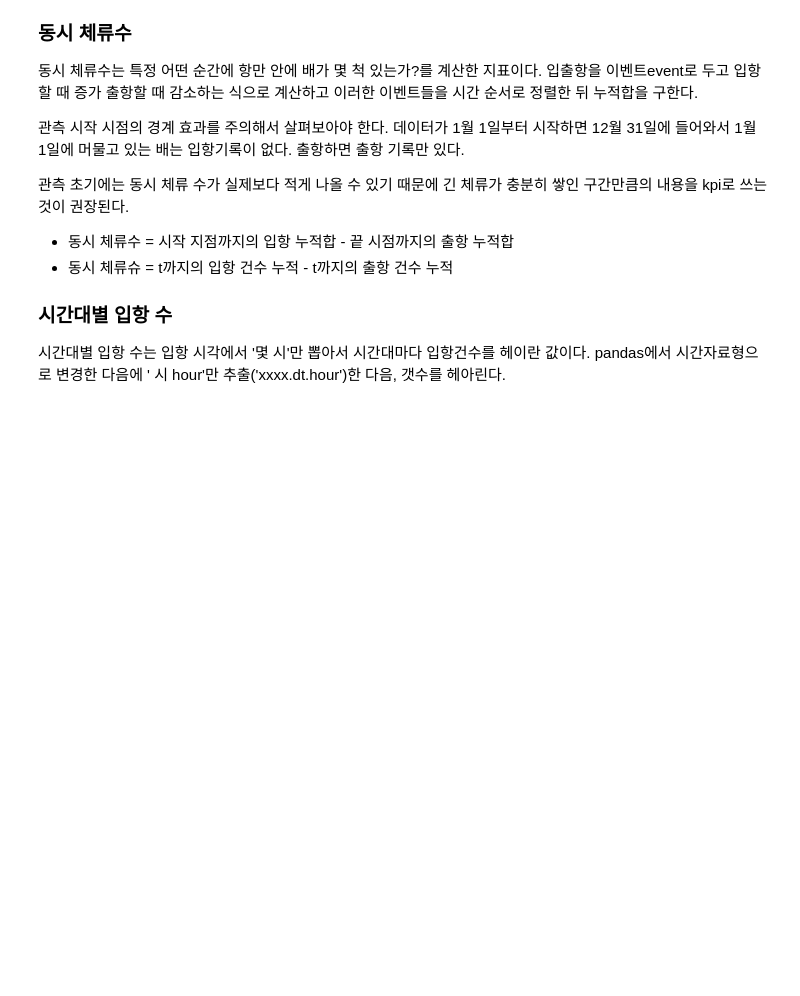
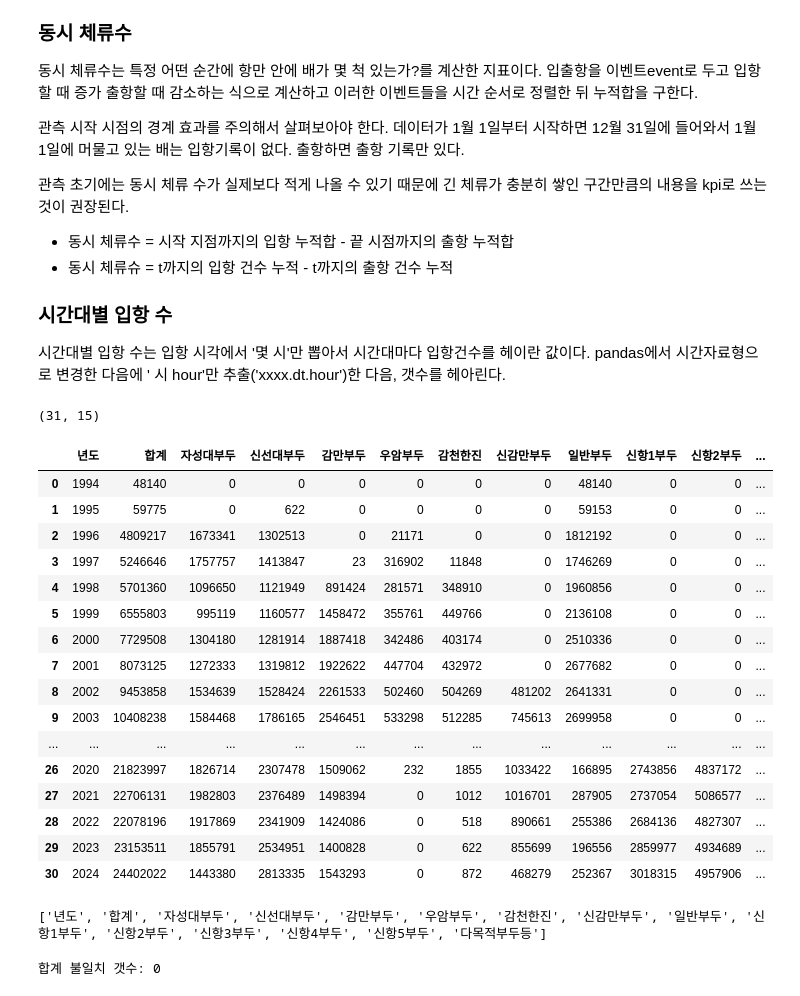
Before and after one commit to dorothy1088/smartport, a Jupyter notebook: kpi.ipynb, the cells around one changed output. Cells and saved outputs as stored; diff of their text form; code cells hidden in the pictures; blank space fills up the shorter version.

```diff
--- a/kpi.ipynb
+++ b/kpi.ipynb
@@ -102,0 +107,49 @@ pandas에서 시간연산을 하기 위해서는 문자열로 되어 있는 시
+# %%
+def load_dataset(filename):
+    BASE_DIR = './data'
+    EXTENSION = '.csv'
+    TARGET_PATH = f'{BASE_DIR}/{filename}{EXTENSION}'
+    try:
+        return pd.read_csv(TARGET_PATH)
+    except FileNotFoundError:
+        return None
+    except UnicodeDecodeError:
+        return pd.read_csv(TARGET_PATH, encoding='euc-kr')
+# %%
+TARGET = '수송통계'
+df = load_dataset(TARGET)
+df.shape
+# %% [output]
+(31, 15)
+# %%
+df
+# %% [output]
+|  | 년도 | 합계 | 자성대부두 | 신선대부두 | 감만부두 | 우암부두 | 감천한진 | 신감만부두 | 일반부두 | 신항1부두 | 신항2부두 | ... |
+| 0 | 1994 | 48140 | 0 | 0 | 0 | 0 | 0 | 0 | 48140 | 0 | 0 | ... |
+| 1 | 1995 | 59775 | 0 | 622 | 0 | 0 | 0 | 0 | 59153 | 0 | 0 | ... |
+| 2 | 1996 | 4809217 | 1673341 | 1302513 | 0 | 21171 | 0 | 0 | 1812192 | 0 | 0 | ... |
+| 3 | 1997 | 5246646 | 1757757 | 1413847 | 23 | 316902 | 11848 | 0 | 1746269 | 0 | 0 | ... |
+| 4 | 1998 | 5701360 | 1096650 | 1121949 | 891424 | 281571 | 348910 | 0 | 1960856 | 0 | 0 | ... |
+| 5 | 1999 | 6555803 | 995119 | 1160577 | 1458472 | 355761 | 449766 | 0 | 2136108 | 0 | 0 | ... |
+| 6 | 2000 | 7729508 | 1304180 | 1281914 | 1887418 | 342486 | 403174 | 0 | 2510336 | 0 | 0 | ... |
+| 7 | 2001 | 8073125 | 1272333 | 1319812 | 1922622 | 447704 | 432972 | 0 | 2677682 | 0 | 0 | ... |
+| 8 | 2002 | 9453858 | 1534639 | 1528424 | 2261533 | 502460 | 504269 | 481202 | 2641331 | 0 | 0 | ... |
+| 9 | 2003 | 10408238 | 1584468 | 1786165 | 2546451 | 533298 | 512285 | 745613 | 2699958 | 0 | 0 | ... |
+| ... | ... | ... | ... | ... | ... | ... | ... | ... | ... | ... | ... | ... |
+| 26 | 2020 | 21823997 | 1826714 | 2307478 | 1509062 | 232 | 1855 | 1033422 | 166895 | 2743856 | 4837172 | ... |
+| 27 | 2021 | 22706131 | 1982803 | 2376489 | 1498394 | 0 | 1012 | 1016701 | 287905 | 2737054 | 5086577 | ... |
+| 28 | 2022 | 22078196 | 1917869 | 2341909 | 1424086 | 0 | 518 | 890661 | 255386 | 2684136 | 4827307 | ... |
+| 29 | 2023 | 23153511 | 1855791 | 2534951 | 1400828 | 0 | 622 | 855699 | 196556 | 2859977 | 4934689 | ... |
+| 30 | 2024 | 24402022 | 1443380 | 2813335 | 1543293 | 0 | 872 | 468279 | 252367 | 3018315 | 4957906 | ... |
+# %%
+print(df.columns.tolist())
+# %% [output]
+['년도', '합계', '자성대부두', '신선대부두', '감만부두', '우암부두', '감천한진', '신감만부두', '일반부두', '신항1부두', '신항2부두', '신항3부두', '신항4부두', '신항5부두', '다목적부두등']
+# %%
+berth_cols = df.columns.drop(['년도','합계'])
+# df[berth_cols].sum(axis=1) #부두별 합계
+
+sum_mismatch = (df[berth_cols].sum(axis=1) != df['합계']).sum()
+print(f'합계 불일치 갯수: {sum_mismatch}')
+# %% [output]
+합계 불일치 갯수: 0
```
Also changed, not shown: parts of 23 cells of this notebook, 1 other file.
